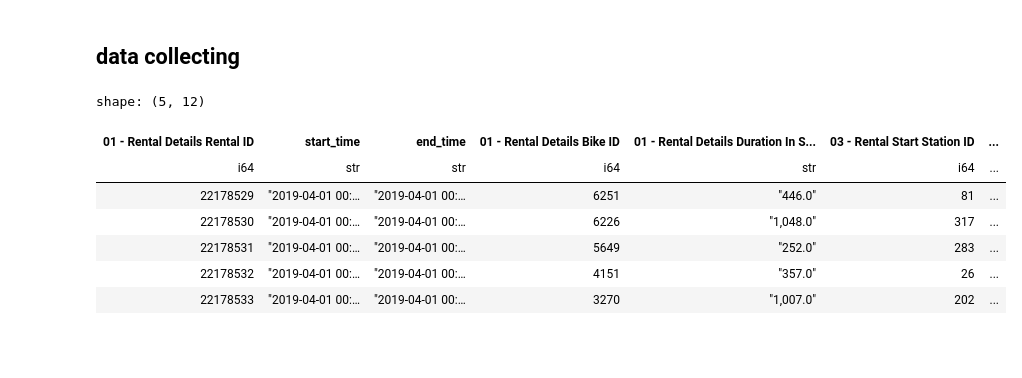
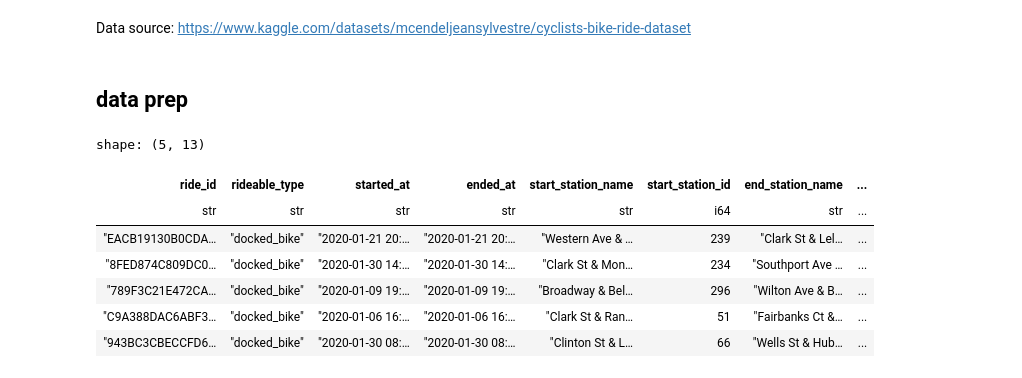
Before and after one commit to Minlos/bike_rides, a Jupyter notebook: cycle_hours.ipynb, the cells around one changed output. Saved outputs shown, nothing was run; the diff lists cells and outputs as text; code cells hidden in the pictures; blank space fills up the shorter version.

```diff
--- a/cycle_hours.ipynb
+++ b/cycle_hours.ipynb
@@ -11,4 +9,9 @@ import seaborn as sns
+# %% [markdown]
+Data source: https://www.kaggle.com/datasets/mcendeljeansylvestre/cyclists-bike-ride-dataset
+# %% [markdown]
+## data prep
 # %%
-fnames = ['Divvy_Trips_2019_Q2.csv', 'Divvy_Trips_2019_Q3.csv', 'Divvy_Trips_2019_Q4.csv', 'Divvy_Trips_2020_Q1.csv']
+df2 = pl.read_csv('Downloads/Divvy_Trips_2019_Q2.csv')
+df3 = pl.read_csv('Downloads/Divvy_Trips_2019_Q3.csv')
+df4 = pl.read_csv('Downloads/Divvy_Trips_2019_Q4.csv')
+df1 = pl.read_csv('Downloads/Divvy_Trips_2020_Q1.csv')
-# %% [markdown]
-## data collecting
@@ -19,14 +18,14 @@ df4 = pl.read_csv('Downloads/Divvy_Trips_2019_Q4.csv')
 # %%
-df2.head()
+df1.head()
 # %% [output]
-shape: (5, 12)
+shape: (5, 13)
-| 01 - Rental Details Rental ID | start_time | end_time | 01 - Rental Details Bike ID | 01 - Rental Details Duration In S... | 03 - Rental Start Station ID | ... |
-| i64 | str | str | i64 | str | i64 | ... |
-| 22178529 | "2019-04-01 00:… | "2019-04-01 00:… | 6251 | "446.0" | 81 | ... |
-| 22178530 | "2019-04-01 00:… | "2019-04-01 00:… | 6226 | "1,048.0" | 317 | ... |
-| 22178531 | "2019-04-01 00:… | "2019-04-01 00:… | 5649 | "252.0" | 283 | ... |
-| 22178532 | "2019-04-01 00:… | "2019-04-01 00:… | 4151 | "357.0" | 26 | ... |
-| 22178533 | "2019-04-01 00:… | "2019-04-01 00:… | 3270 | "1,007.0" | 202 | ... |
+| ride_id | rideable_type | started_at | ended_at | start_station_name | start_station_id | end_station_name | ... |
+| str | str | str | str | str | i64 | str | ... |
+| "EACB19130B0CDA… | "docked_bike" | "2020-01-21 20:… | "2020-01-21 20:… | "Western Ave & … | 239 | "Clark St & Lel… | ... |
+| "8FED874C809DC0… | "docked_bike" | "2020-01-30 14:… | "2020-01-30 14:… | "Clark St & Mon… | 234 | "Southport Ave … | ... |
+| "789F3C21E472CA… | "docked_bike" | "2020-01-09 19:… | "2020-01-09 19:… | "Broadway & Bel… | 296 | "Wilton Ave & B… | ... |
+| "C9A388DAC6ABF3… | "docked_bike" | "2020-01-06 16:… | "2020-01-06 16:… | "Clark St & Ran… | 51 | "Fairbanks Ct &… | ... |
+| "943BC3CBECCFD6… | "docked_bike" | "2020-01-30 08:… | "2020-01-30 08:… | "Clinton St & L… | 66 | "Wells St & Hub… | ... |
 # %%
 df2 =  df2.rename({'01 - Rental Details Local Start Time': 'start_time',
                  '01 - Rental Details Local End Time': 'end_time',
```
Also changed, not shown: parts of 35 cells of this notebook.
